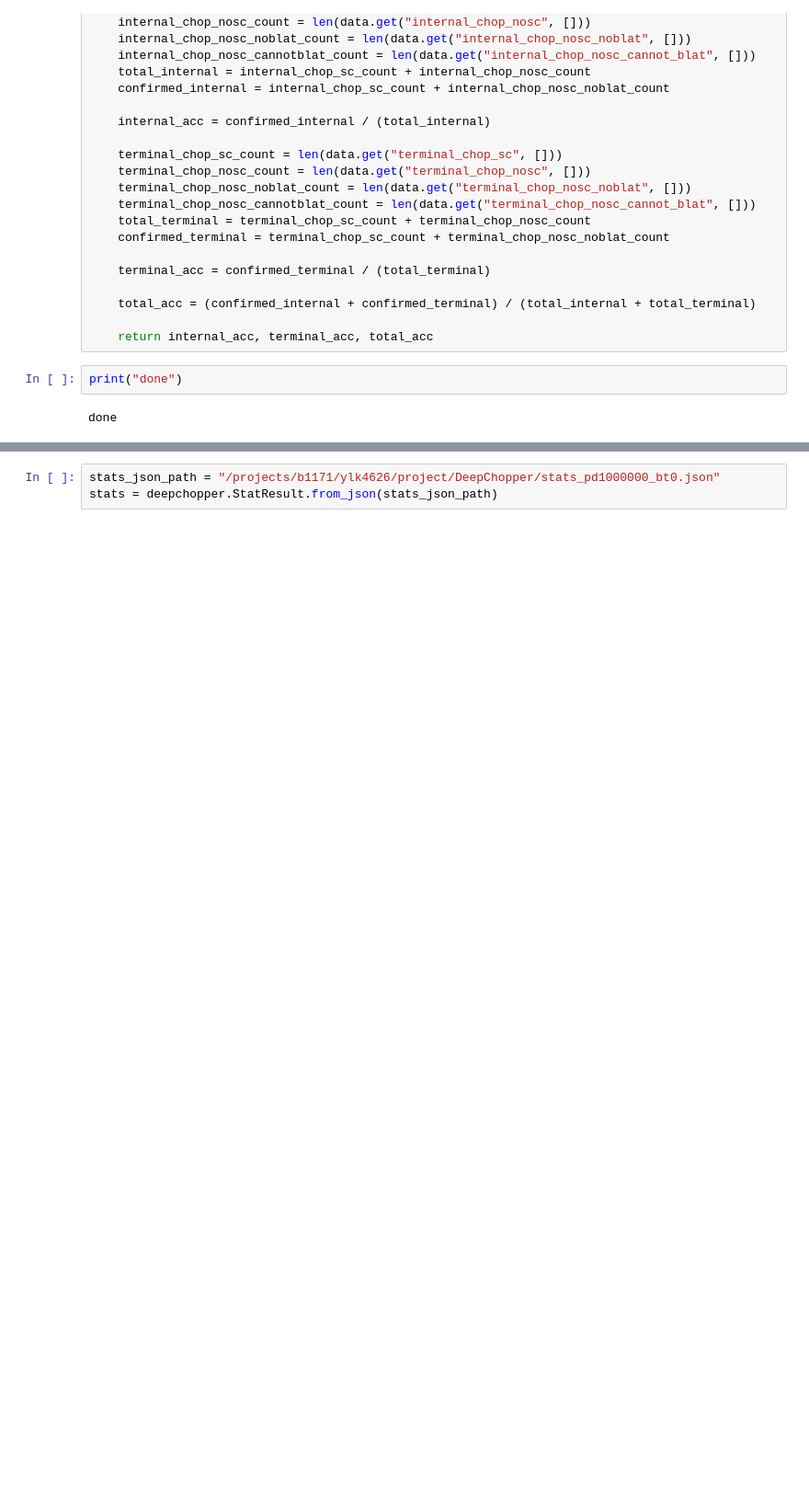
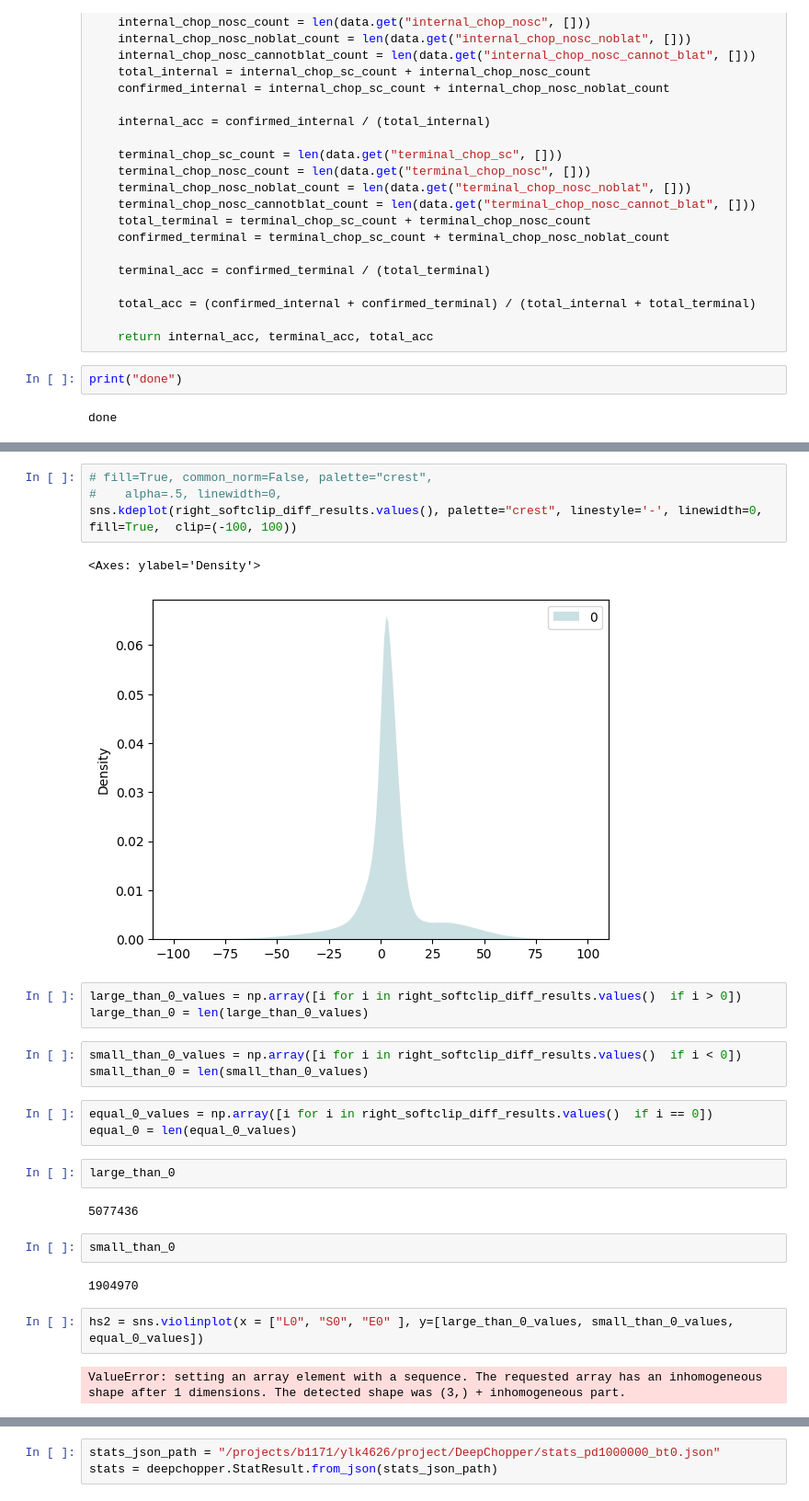
Before and after one commit to ylab-hi/DeepChopper, a Jupyter notebook: notebooks/smooth2.ipynb, the cells around one changed output, grey strips where cells are left out. Shown at 92% size. Drawn from its saved outputs; the diff is of its cells as text; blank space fills up the shorter version.

```diff
--- a/notebooks/smooth2.ipynb
+++ b/notebooks/smooth2.ipynb
@@ -521,0 +571,28 @@ import json
+# %%
+# fill=True, common_norm=False, palette="crest",
+#    alpha=.5, linewidth=0,
+sns.kdeplot(right_softclip_diff_results.values(), palette="crest", linestyle='-', linewidth=0, fill=True,  clip=(-100, 100))
+# %% [output]
+<Axes: ylabel='Density'>
+[figure, added]
+# %%
+large_than_0_values = np.array([i for i in right_softclip_diff_results.values()  if i > 0])
+large_than_0 = len(large_than_0_values)
+# %%
+small_than_0_values = np.array([i for i in right_softclip_diff_results.values()  if i < 0])
+small_than_0 = len(small_than_0_values)
+# %%
+equal_0_values = np.array([i for i in right_softclip_diff_results.values()  if i == 0])
+equal_0 = len(equal_0_values)
+# %%
+large_than_0
+# %% [output]
+5077436
+# %%
+small_than_0
+# %% [output]
+1904970
+# %%
+hs2 = sns.violinplot(x = ["L0", "S0", "E0" ], y=[large_than_0_values, small_than_0_values, equal_0_values])
+# %% [output]
+ValueError: setting an array element with a sequence. The requested array has an inhomogeneous shape after 1 dimensions. The detected shape was (3,) + inhomogeneous part.
```
Also changed, not shown: parts of 66 cells of this notebook, 9 other files.
